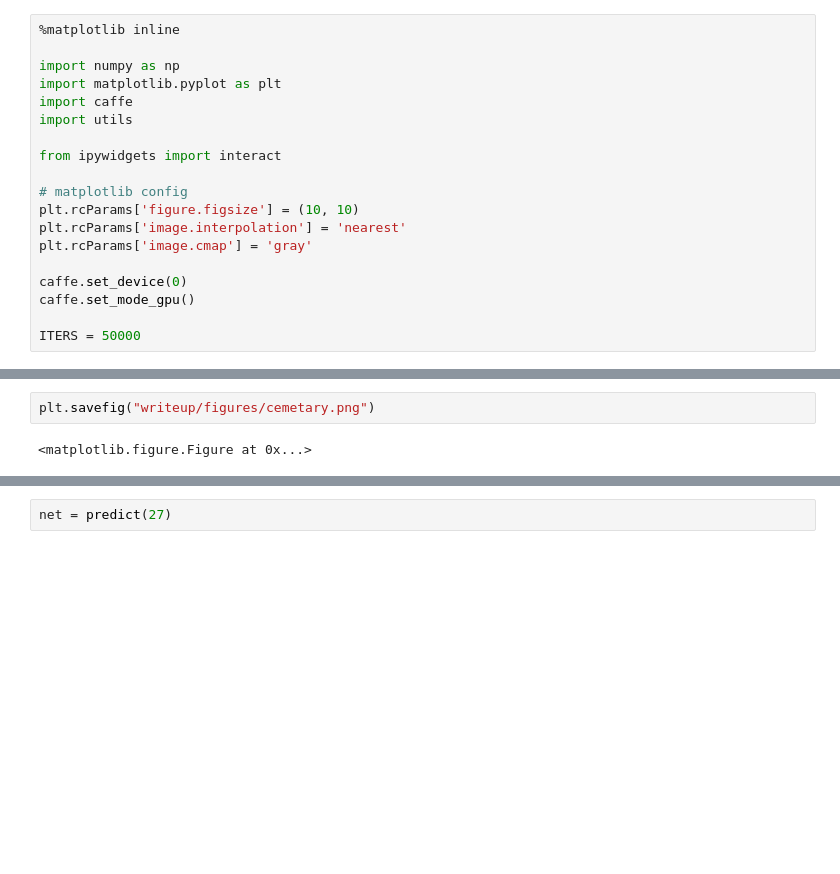
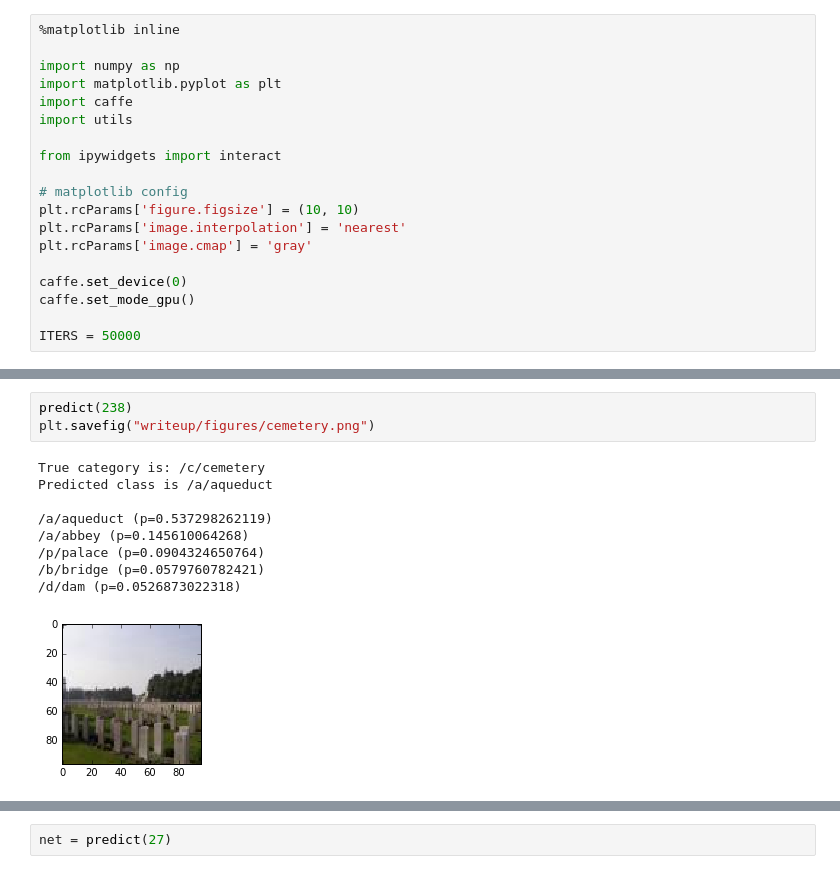
Before and after one commit to jhamrick/CS280MiniPlaces, a Jupyter notebook: Analysis.ipynb, the cells around one changed output, grey strips where cells are left out. Drawn from its saved outputs; the diff is of its cells as text; blank space fills up the shorter version.

```diff
--- a/Analysis.ipynb
+++ b/Analysis.ipynb
@@ -56,4 +69,13 @@ Predicted class is /r/rainforest
 # %%
-plt.savefig("writeup/figures/cemetary.png")
+predict(238)
+plt.savefig("writeup/figures/cemetery.png")
 # %% [output]
-<matplotlib.figure.Figure at 0x...>
+True category is: /c/cemetery
+Predicted class is /a/aqueduct
+
+/a/aqueduct (p=0.537298262119)
+/a/abbey (p=0.145610064268)
+/p/palace (p=0.0904324650764)
+/b/bridge (p=0.0579760782421)
+/d/dam (p=0.0526873022318)
+[figure, added]
```
Also changed, not shown: parts of 3 cells of this notebook, 5 other files.
